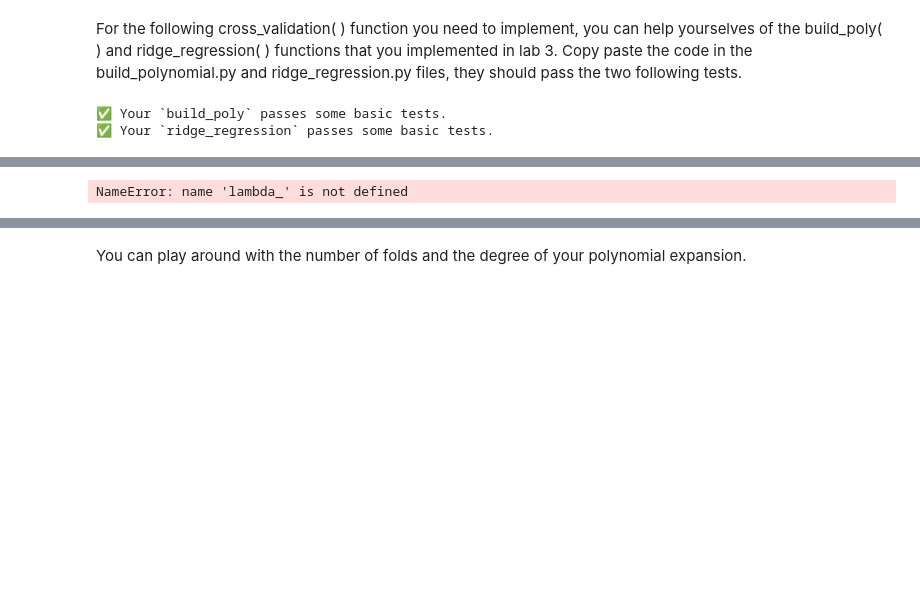
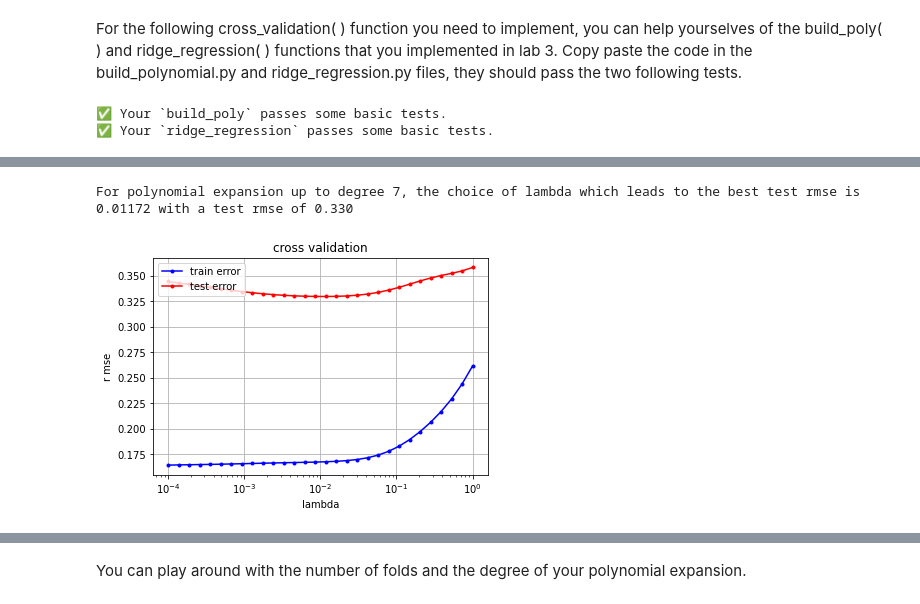
Before and after one commit to Hecramco/ML_course, a Jupyter notebook: labs/ex04/template/ex04.ipynb, the cells around one changed output, grey strips where cells are left out. Drawn from its saved outputs; the diff is of its cells as text; code cells hidden in the pictures; blank space fills up the shorter version.

Commit message:
Continue ex04
Some mistakes found in k fold

```diff
--- a/labs/ex04/template/ex04.ipynb
+++ b/labs/ex04/template/ex04.ipynb
@@ -148,39 +143,49 @@ from plots import cross_validation_visualization
 
 def cross_validation_demo(degree, k_fold, lambdas):
     """cross validation over regularisation parameter lambda.
 
     Args:
         degree: integer, degree of the polynomial expansion
         k_fold: integer, the number of folds
         lambdas: shape = (p, ) where p is the number of values of lambda to test
     Returns:
         best_lambda : scalar, value of the best lambda
         best_rmse : scalar, the associated root mean squared error for the best lambda
     """
 
     seed = 12
-    degree = degree
-    k_fold = k_fold
-    lambdas = lambdas
+    # degree = 7
+    # k_fold = 4
+    # lambdas = lambdas
     # split data in k fold
     k_indices = build_k_indices(y, k_fold, seed)
     # define lists to store the loss of training data and test data
     rmse_tr = []
     rmse_te = []
     # ***************************************************
     # INSERT YOUR CODE HERE
-    cross_validation(y,x,k_indices,k_fold,lambda_,degree)
+    #cross validation over lambdas
+
+    for ind,lambda_ in enumerate(lambdas):
+        tr_e , te_e = cross_validation(y, x, k_indices, k_fold-1, lambda_, degree)
+        rmse_tr.append(tr_e)
+        rmse_te.append(te_e)
+
     # ***************************************************
-    raise NotImplementedError
+    #raise NotImplementedError
+    ind_min = np.argmin(rmse_te)
+    best_rmse = rmse_te[ind_min]
+    best_lambda = lambdas[ind_min]
 
     cross_validation_visualization(lambdas, rmse_tr, rmse_te)
     print("For polynomial expansion up to degree %.f, the choice of lambda which leads to the best test rmse is %.5f with a test rmse of %.3f" % (degree, best_lambda, best_rmse))
     return best_lambda, best_rmse
 
 
 best_lambda, best_rmse = cross_validation_demo(7, 4, np.logspace(-4, 0, 30))
 # %% [output]
-NameError: name 'lambda_' is not defined
+For polynomial expansion up to degree 7, the choice of lambda which leads to the best test rmse is 0.01172 with a test rmse of 0.330
+[figure, added]
 # %% [markdown]
 Your output should look like this for seed = 12, degree = 7 and k_fold = 4:
 
```
Also changed, not shown: parts of 7 cells of this notebook, 1 other file.
